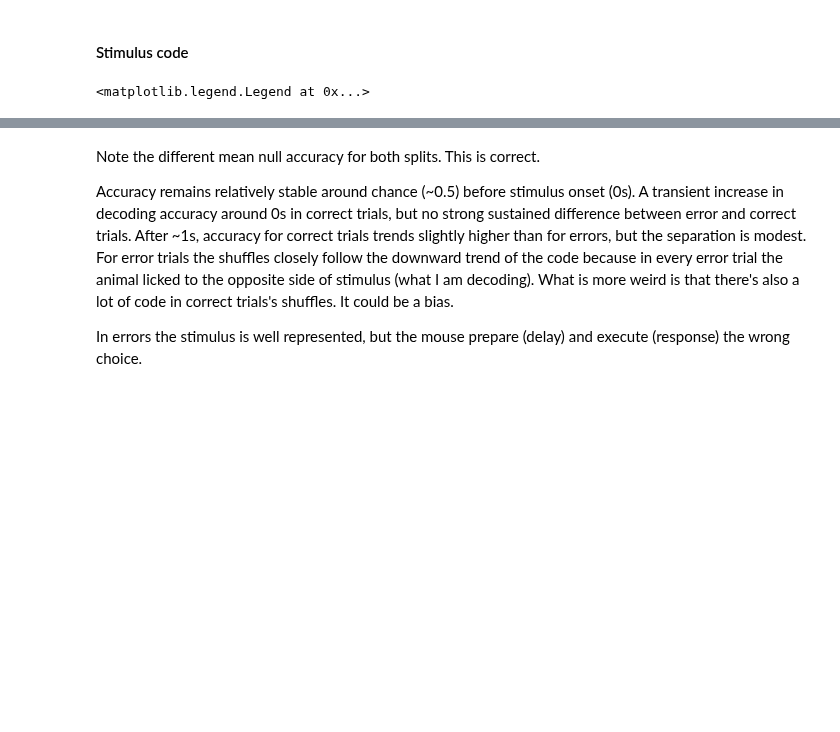
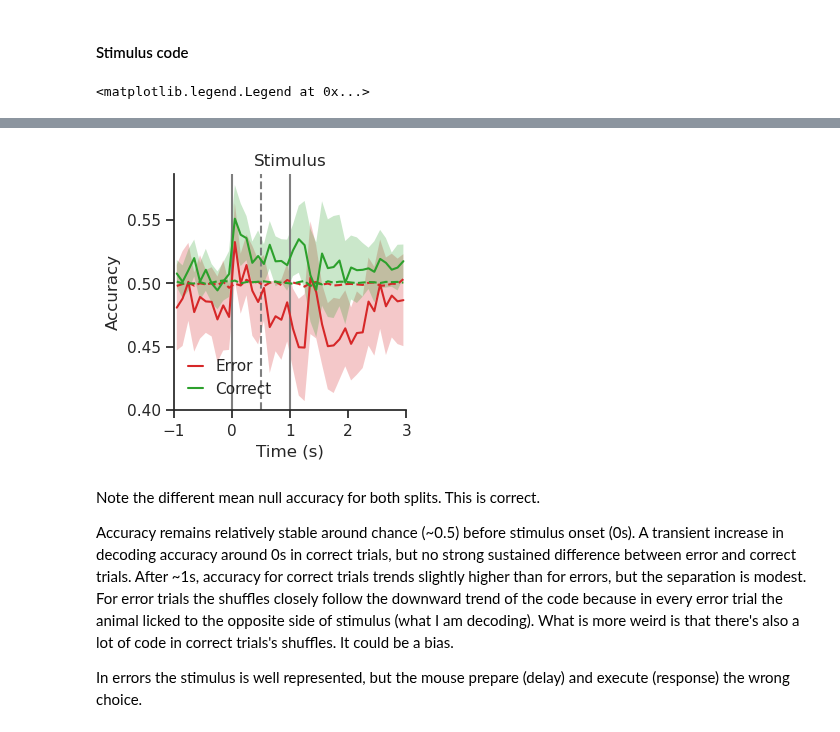
Before and after one commit to 3leni0n/PycharmProjects, a Jupyter notebook: ephys/decoder/notebook.ipynb, the cells around one changed output, grey strips where cells are left out. Saved outputs shown, nothing was run; the diff lists cells and outputs as text; code cells hidden in the pictures; blank space fills up the shorter version.

Commit message:
Decoding choice instead of stim

```diff
--- a/ephys/decoder/notebook.ipynb
+++ b/ephys/decoder/notebook.ipynb
@@ -370,7 +370,7 @@ NameError: name 'subject' is not defined
 # %% [markdown]
 # Splits
 # %%
-def plot_mean_decoder_subjects_split(subjects, folder_parent, compute=False, kind='epoch', epoch='stim', split_by='Hit', engagement=None, n_shuffles=100, save=False):
+def plot_mean_decoder_subjects_split(subjects, folder_parent, compute=False, what='stim', kind='epoch_split', epoch='stim', split_by='Hit', engagement=None, n_shuffles=100, save=False):
 
     figsize = fig_size(n_cols=2, ratio=1)
 
@@ -378,18 +378,20 @@ def plot_mean_decoder_subjects_split(subjects, folder_parent, compute=False, kin
     mean_results = {k: [] for k in keys}
 
     if split_by == 'Hit':
-        filename = f'stim_epoch_split_decoder_{epoch}_split_by_{split_by}_engaged_(stim aligned).pkl'
+        filename = f'{what}_epoch_split_decoder_{epoch}_split_by_{split_by}_engaged_(stim aligned).pkl'
         split = 'hit'
         if kind == 'generalize':
-            filename = f'stim_epoch_{kind}_decoder_{epoch}_{kind}_{split_by}_engaged_(stim aligned).pkl'
+            filename = f'{what}_epoch_{kind}_decoder_{epoch}_{kind}_{split_by}_engaged_(stim aligned).pkl'
     elif split_by == 'Engaged':
-        filename = f'stim_epoch_split_decoder_{epoch}_split_by_{split_by}_hit_only_(stim aligned).pkl'
+        # filename = f'{what}_epoch_split_decoder_{epoch}_split_by_{split_by}_hit_only_(stim aligned).pkl'
+        filename = f'{what}_epoch_generalize_decoder_{epoch}_generalize_{split_by}_hit_only_(stim aligned).pkl'
+
         split = 'engagement'
 
     for subj in subjects:
 
         if compute:  # Run mean epoch cross decoder split across sessions
-            results = mean_decoder(subj, what='stim', kind=kind, epoch=epoch, split_by=split_by, engagement=engagement, n_shuffles=n_shuffles, save=save)
+            results = mean_decoder(subj, what=what, kind=kind, epoch=epoch, split_by=split_by, engagement=engagement, n_shuffles=n_shuffles, save=save)
         else:  # Load mean within decoder results across sessions
             path = Path(folder_parent / subj / filename)
             with open(path, 'rb') as f:
@@ -422,7 +424,7 @@ Train in all trials and test separately by condition
 # %% [markdown]
 #### Stimulus code
 # %%
-plot_mean_decoder_subjects_split(subjects, folder_parent, compute=False, epoch='stim', split_by='Hit', engagement=1, n_shuffles=100, save=True)
+plot_mean_decoder_subjects_split(subjects, folder_parent, compute=False, what='stim', epoch='stim', split_by='Hit', engagement=1, n_shuffles=100, save=True)
 plt.title('Stimulus')
 # plt.gca().get_legend().remove()
 plt.ylim(0.4, None)
@@ -434,3 +435,4 @@ plt.legend(handlelength=1)  # Default is 2
+[figure, added]
 # %% [markdown]
 Note the different mean null accuracy for both splits. This is correct.
 
```
Also changed, not shown: parts of 24 cells of this notebook, 3 other files.
